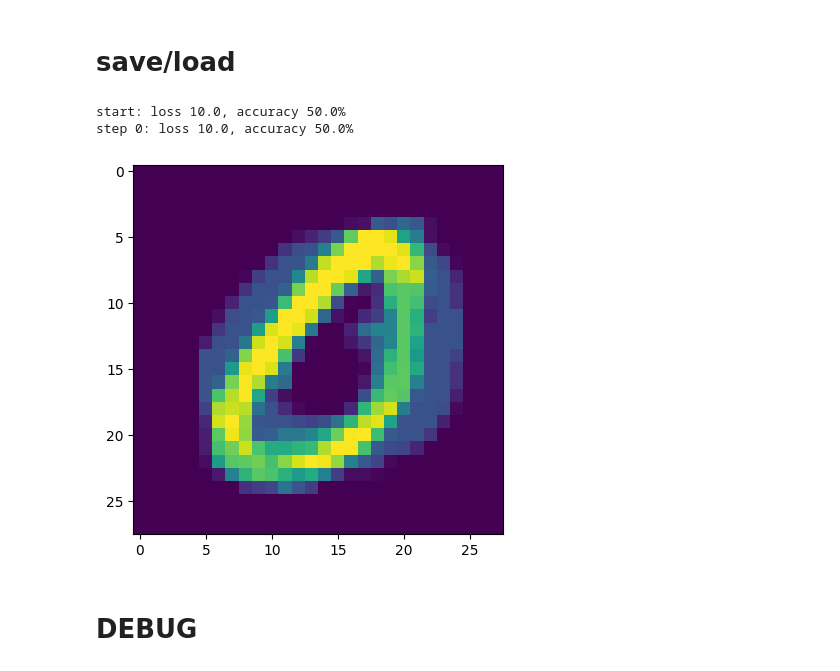
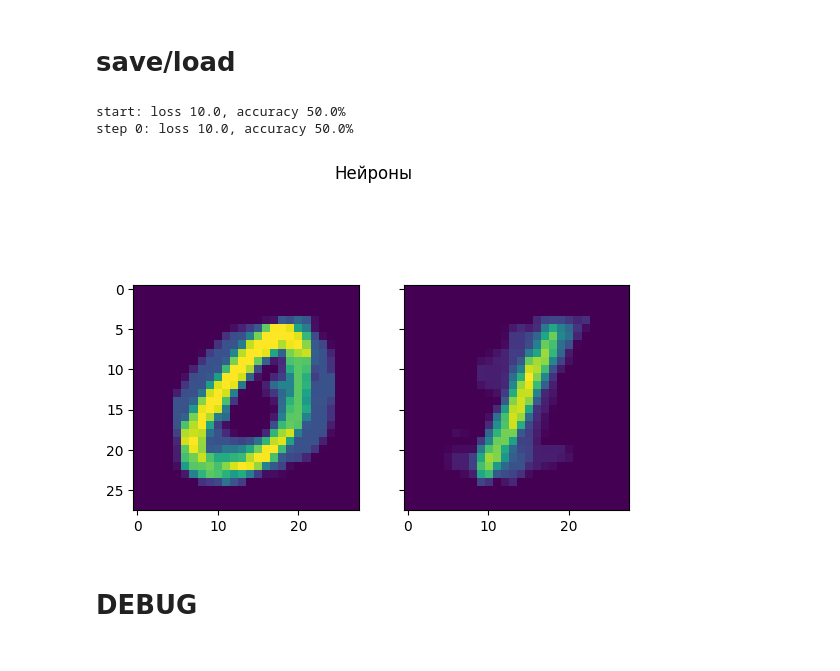
Before and after one commit to AndreyE/micrograd, a Jupyter notebook: mnist.ipynb, the cells around one changed output. Cells and saved outputs as stored; diff of their text form; code cells hidden in the pictures.

```diff
--- a/mnist.ipynb
+++ b/mnist.ipynb
@@ -327,18 +327,18 @@ def get_model_for(classes, batch, iterations, model=None, q=0.75, esat=1e-9, wit
 # %%
 SELECTED_CLASSES = [0, 1]
 NOISE_RATIO = 0.1
 VOID_RATIO = 1.0
 ITERATIONS = 1
 BATCH_SIZE = 10
 BATCH = select_batch(X_train, Y_train, SELECTED_CLASSES, BATCH_SIZE, void_ratio=VOID_RATIO)
 X, Y = BATCH
 
 (model, total_loss, accuracy), (scores, targets) = get_model_for(SELECTED_CLASSES, BATCH, ITERATIONS, q=0.5)
-draw_neuron(model, 0)
+draw_all_neurons(model.layers[0].neurons)
 # %% [output]
 start: loss 10.0, accuracy 50.0%
 step 0: loss 10.0, accuracy 50.0%
-[figure, old version]
+[figure, new version]
 # %% [markdown]
 # DEBUG
 # %%
```
Also changed, not shown: parts of 4 cells of this notebook, 1 other file.
